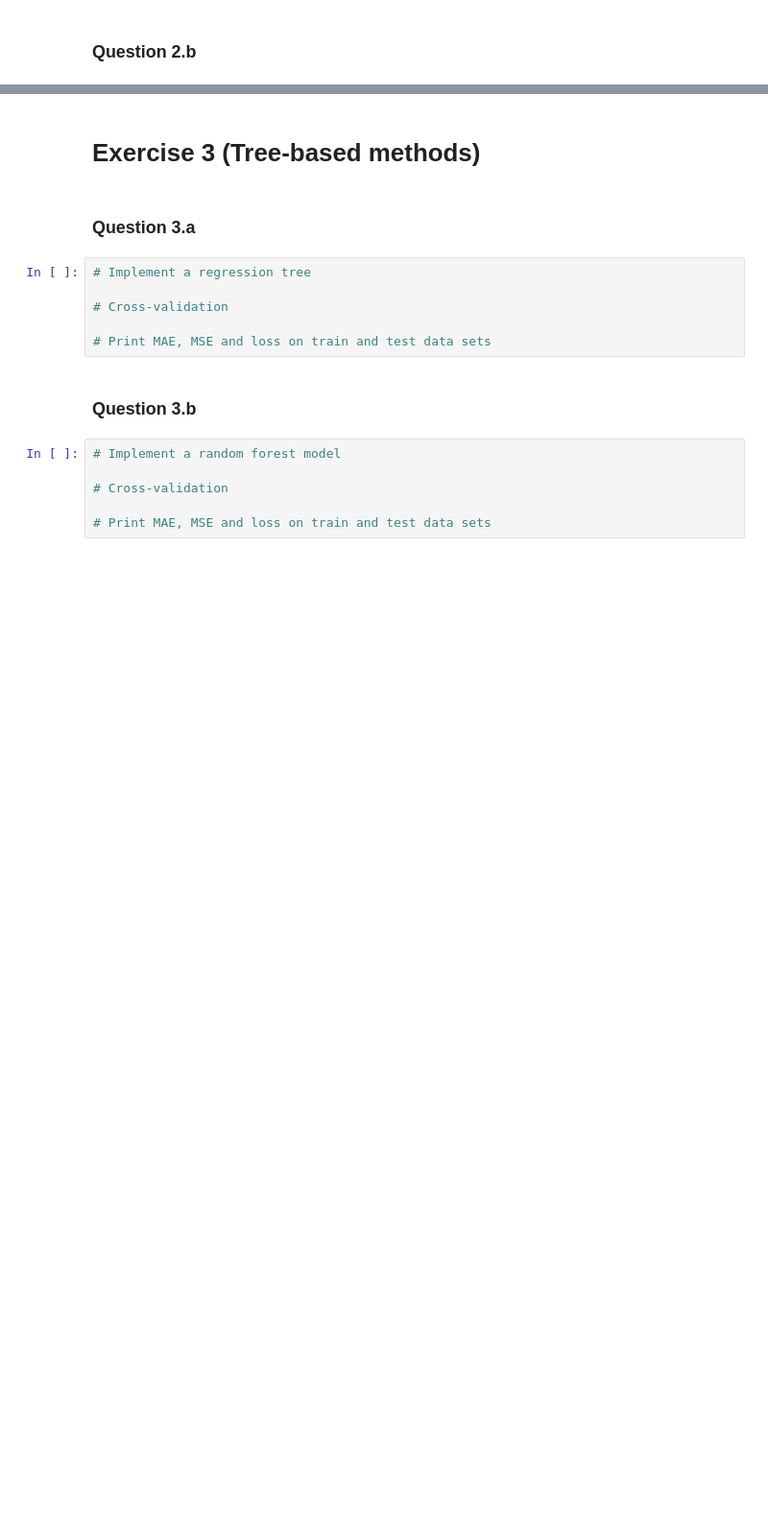
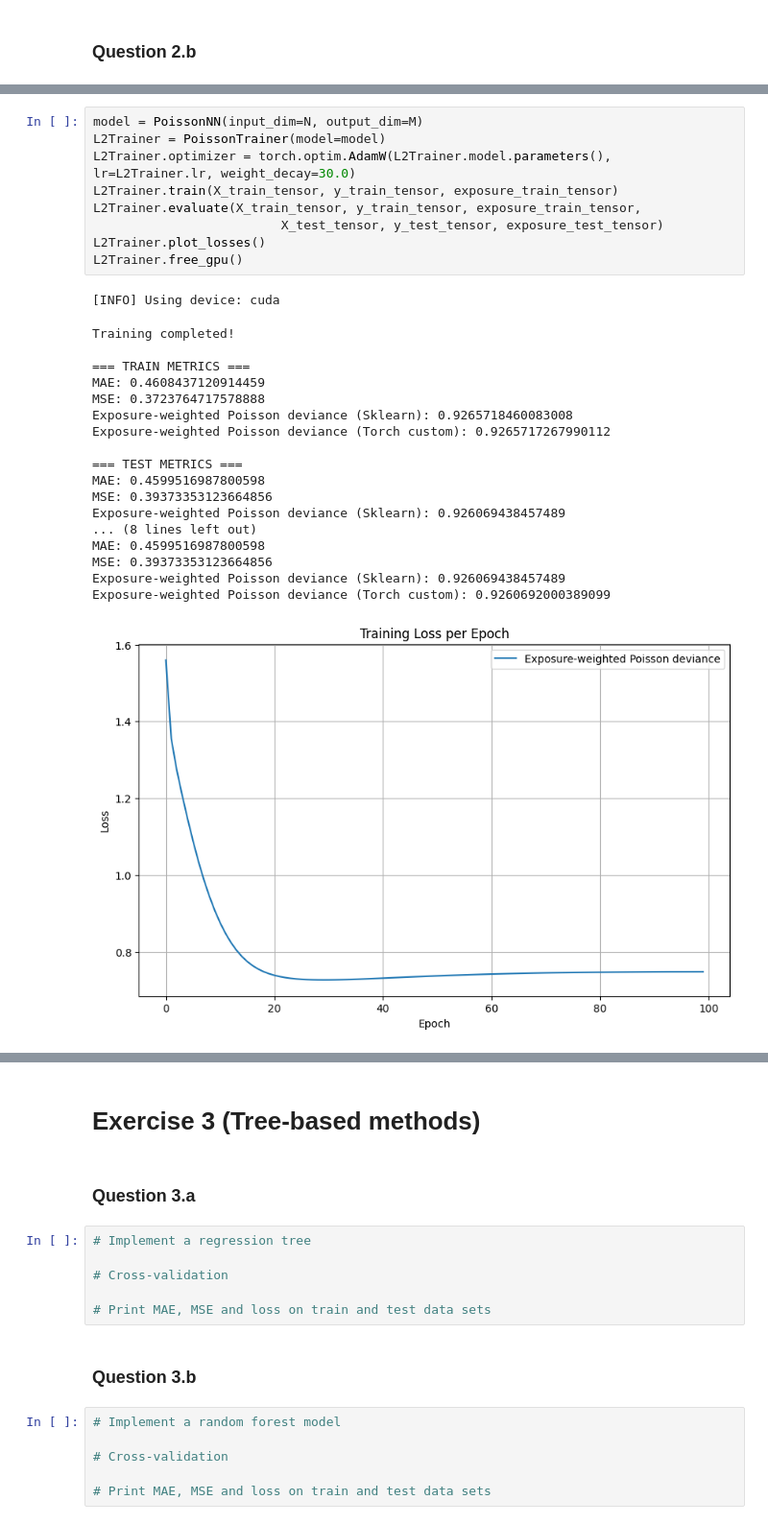
Before and after one commit to njohnson433/Machine-Learning-in-Finance-Insurance-HS25, a Jupyter notebook: project_4/template4.ipynb, the cells around one changed output, grey strips where cells are left out. Shown at 96% size. Saved outputs shown, nothing was run; the diff lists cells and outputs as text; blank space fills up the shorter version.

```diff
--- a/project_4/template4.ipynb
+++ b/project_4/template4.ipynb
@@ -381,0 +425,29 @@ Exposure-weighted Poisson deviance: 2.1522627
+# %%
+model = PoissonNN(input_dim=N, output_dim=M)
+L2Trainer = PoissonTrainer(model=model)
+L2Trainer.optimizer = torch.optim.AdamW(L2Trainer.model.parameters(), lr=L2Trainer.lr, weight_decay=30.0)
+L2Trainer.train(X_train_tensor, y_train_tensor, exposure_train_tensor)
+L2Trainer.evaluate(X_train_tensor, y_train_tensor, exposure_train_tensor,
+                         X_test_tensor, y_test_tensor, exposure_test_tensor)
+L2Trainer.plot_losses()
+L2Trainer.free_gpu()
+# %% [output]
+[INFO] Using device: cuda
+Training completed!
+
+=== TRAIN METRICS ===
+MAE: 0.4608437120914459
+MSE: 0.3723764717578888
+Exposure-weighted Poisson deviance (Sklearn): 0.9265718460083008
+Exposure-weighted Poisson deviance (Torch custom): 0.9265717267990112
+
+=== TEST METRICS ===
+MAE: 0.4599516987800598
+MSE: 0.39373353123664856
+Exposure-weighted Poisson deviance (Sklearn): 0.926069438457489
+... (8 lines left out)
+MAE: 0.4599516987800598
+MSE: 0.39373353123664856
+Exposure-weighted Poisson deviance (Sklearn): 0.926069438457489
+Exposure-weighted Poisson deviance (Torch custom): 0.9260692000389099
+[figure, added]
```
Also changed, not shown: parts of 10 cells of this notebook, 1 other file.
